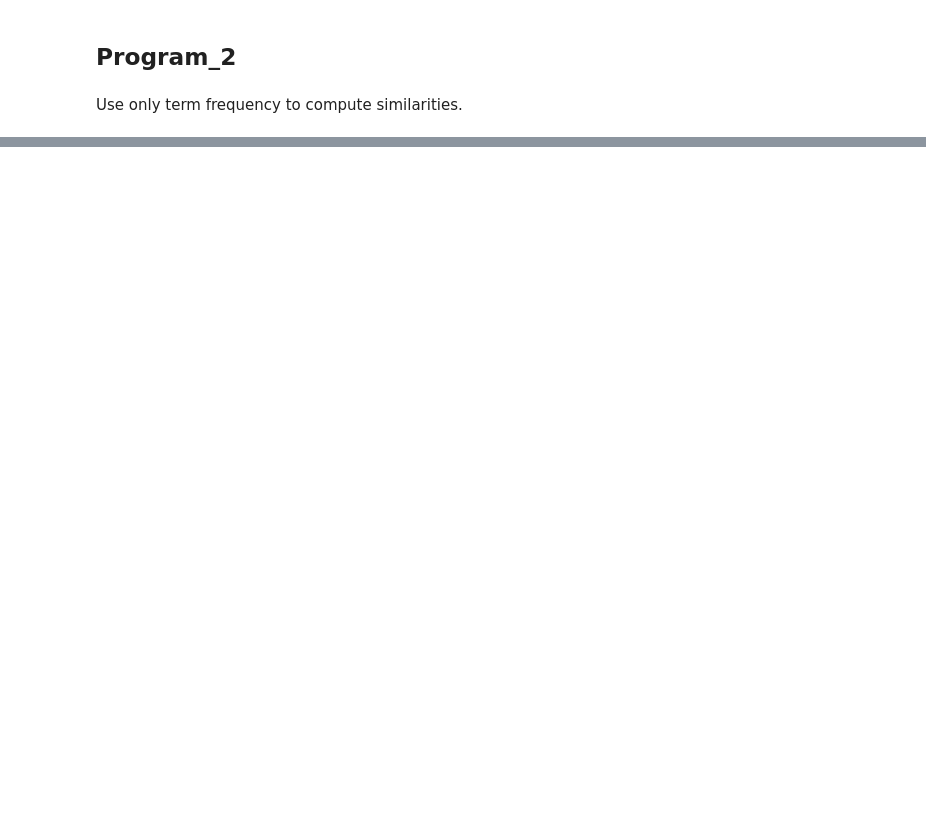
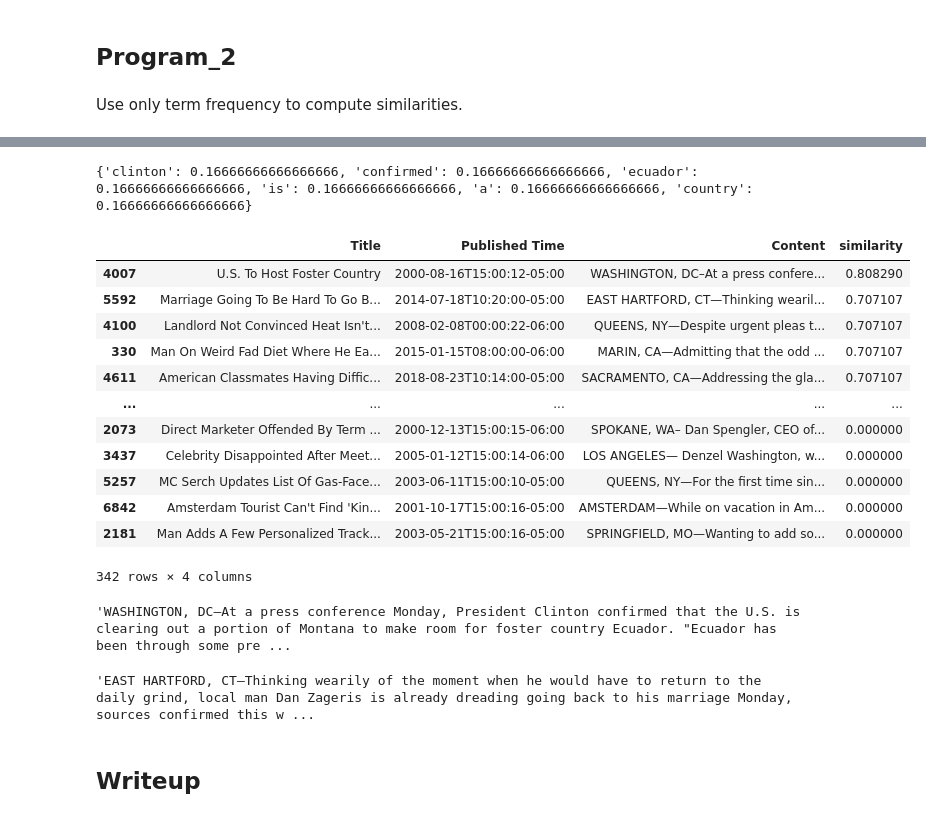
Before and after one commit to mk-imagine/SFSU-CSC620-NLT, a Jupyter notebook: hw11.ipynb, the cells around one changed output, grey strips where cells are left out. Drawn from its saved outputs; the diff is of its cells as text; code cells hidden in the pictures; blank space fills up the shorter version.

Commit message:
need writeup

```diff
--- a/hw11.ipynb
+++ b/hw11.ipynb
@@ -406,7 +540,7 @@ theonion_cp.loc[4920, "Content"]
 # %% [markdown]
 Use only term frequency to compute similarities.
 # %%
-def compute_tf_with_alldocs(documents, query, tf_dict):
+def compute_tf_with_alldocs_p2(documents, query, tf_dict):
     tf = []
     index = 0
     query_tokens = query.split()
@@ -426,6 +560,6 @@ def compute_tf_with_alldocs(documents, query, tf_dict):
     df.fillna(0 , axis=1, inplace=True)
     return tf , df
 # %%
-tf_onion_p2 , df_onion_p2 = compute_tf_with_alldocs(onioncontentlist, query, tf_onion)
+tf_onion_p2 , df_onion_p2 = compute_tf_with_alldocs_p2(onioncontentlist, query, tf_onion)
 print(df_onion_p2)
 # %% [output]
@@ -438,5 +585,39 @@ def compute_query_tf(query, norm_tf_qry):
         tf_dict_qry[word] = norm_tf_qry[word]
     return tf_dict_qry
 # %%
-tf_dict_qry = compute_query_tfidf(query, norm_tf_qry)
+tf_dict_qry = compute_query_tf_p2(query, norm_tf_qry)
 print(tf_dict_qry)
+# %% [output]
+{'clinton': 0.16666666666666666, 'confirmed': 0.16666666666666666, 'ecuador': 0.16666666666666666, 'is': 0.16666666666666666, 'a': 0.16666666666666666, 'country': 0.16666666666666666}
+# %%
+similarity_onion_p2 = rank_similarity_docs(onioncontentlist, df_onion_p2, query)
+similarity_onion_p2 = np.nan_to_num(np.array(similarity_onion_p2).flatten())
+theonion_cp_p2 = theonion.copy()
+theonion_cp_p2 = theonion_cp_p2.drop(["processed"], axis=1)
+theonion_cp_p2["similarity"] = similarity_onion_p2
+# %%
+theonion_cp_p2.sort_values(by="similarity", ascending=False)
+# %% [output]
+|  | Title | Published Time | Content | similarity |
+| 4007 | U.S. To Host Foster Country | 2000-08-16T15:00:12-05:00 | WASHINGTON, DC–At a press confere... | 0.808290 |
+| 5592 | Marriage Going To Be Hard To Go B... | 2014-07-18T10:20:00-05:00 | EAST HARTFORD, CT—Thinking wearil... | 0.707107 |
+| 4100 | Landlord Not Convinced Heat Isn't... | 2008-02-08T00:00:22-06:00 | QUEENS, NY—Despite urgent pleas t... | 0.707107 |
+| 330 | Man On Weird Fad Diet Where He Ea... | 2015-01-15T08:00:00-06:00 | MARIN, CA—Admitting that the odd ... | 0.707107 |
+| 4611 | American Classmates Having Diffic... | 2018-08-23T10:14:00-05:00 | SACRAMENTO, CA—Addressing the gla... | 0.707107 |
+| ... | ... | ... | ... | ... |
+| 2073 | Direct Marketer Offended By Term ... | 2000-12-13T15:00:15-06:00 | SPOKANE, WA– Dan Spengler, CEO of... | 0.000000 |
+| 3437 | Celebrity Disappointed After Meet... | 2005-01-12T15:00:14-06:00 | LOS ANGELES— Denzel Washington, w... | 0.000000 |
+| 5257 | MC Serch Updates List Of Gas-Face... | 2003-06-11T15:00:10-05:00 | QUEENS, NY—For the first time sin... | 0.000000 |
+| 6842 | Amsterdam Tourist Can't Find 'Kin... | 2001-10-17T15:00:16-05:00 | AMSTERDAM—While on vacation in Am... | 0.000000 |
+| 2181 | Man Adds A Few Personalized Track... | 2003-05-21T15:00:16-05:00 | SPRINGFIELD, MO—Wanting to add so... | 0.000000 |
+342 rows × 4 columns
+# %%
+theonion_cp_p2.loc[4007, "Content"]
+# %% [output]
+'WASHINGTON, DC–At a press conference Monday, President Clinton confirmed that the U.S. is clearing out a portion of Montana to make room for foster country Ecuador. "Ecuador has been through some pre ...
+# %%
+theonion_cp_p2.loc[5592, "Content"]
+# %% [output]
+'EAST HARTFORD, CT—Thinking wearily of the moment when he would have to return to the daily grind, local man Dan Zageris is already dreading going back to his marriage Monday, sources confirmed this w ...
+# %% [markdown]
+## Writeup
```
Also changed, not shown: parts of 20 cells of this notebook.
